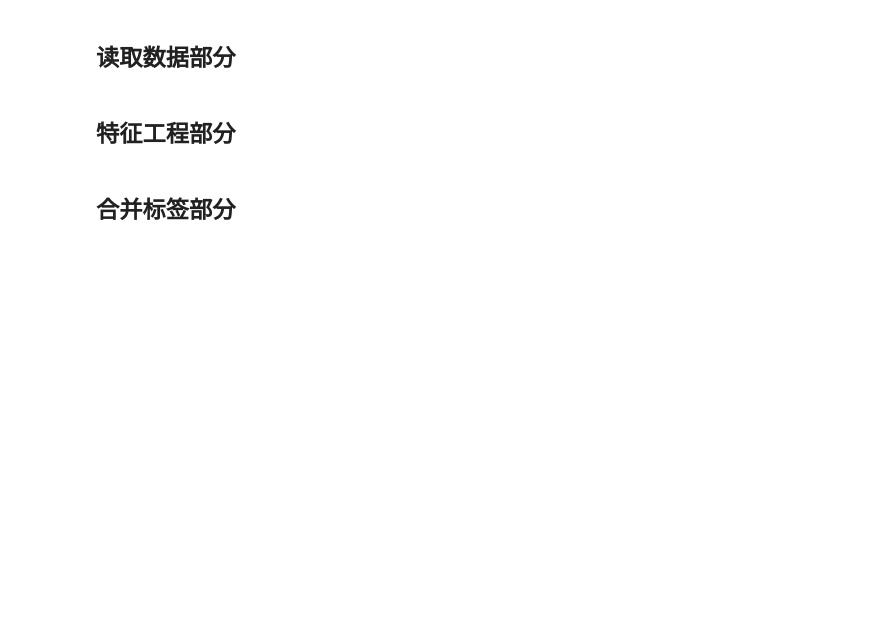
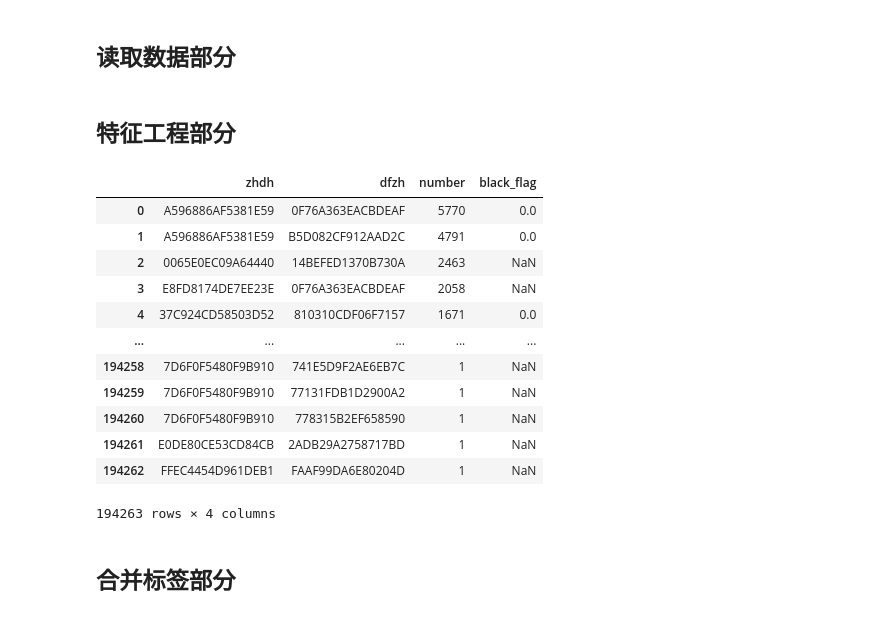
Before and after one commit to ZongXR/DCIC2023-Fraud-Risk-Identification, a Jupyter notebook: notebooks/MoreFeatures.ipynb, the cells around one changed output. Cells and saved outputs as stored; diff of their text form; code cells hidden in the pictures; blank space fills up the shorter version.

```diff
--- a/notebooks/MoreFeatures.ipynb
+++ b/notebooks/MoreFeatures.ipynb
@@ -69,6 +69,26 @@ data_label = pd.read_csv('../data/训练集标签.csv')
 data = pd.merge(data, data_label, on="zhdh", how="left")
 # %% [markdown]
 <h2>特征工程部分</h2>
+# %%
+data_trade = data[["zhdh", "dfzh"]]
+data_trade = data_trade.value_counts().reset_index()
+data_trade.columns = ["zhdh", "dfzh", "number"]
+data_trade = pd.merge(data_trade, data_label, on="zhdh", how="left")
+data_trade
+# %% [output]
+|  | zhdh | dfzh | number | black_flag |
+| 0 | A596886AF5381E59 | 0F76A363EACBDEAF | 5770 | 0.0 |
+| 1 | A596886AF5381E59 | B5D082CF912AAD2C | 4791 | 0.0 |
+| 2 | 0065E0EC09A64440 | 14BEFED1370B730A | 2463 | NaN |
+| 3 | E8FD8174DE7EE23E | 0F76A363EACBDEAF | 2058 | NaN |
+| 4 | 37C924CD58503D52 | 810310CDF06F7157 | 1671 | 0.0 |
+| ... | ... | ... | ... | ... |
+| 194258 | 7D6F0F5480F9B910 | 741E5D9F2AE6EB7C | 1 | NaN |
+| 194259 | 7D6F0F5480F9B910 | 77131FDB1D2900A2 | 1 | NaN |
+| 194260 | 7D6F0F5480F9B910 | 778315B2EF658590 | 1 | NaN |
+| 194261 | E0DE80CE53CD84CB | 2ADB29A2758717BD | 1 | NaN |
+| 194262 | FFEC4454D961DEB1 | FAAF99DA6E80204D | 1 | NaN |
+194263 rows × 4 columns
 # %%
 def get_ks(_data: DataFrame) -> float:
     """
```
Also changed, not shown: parts of 5 cells of this notebook, 1 other file.
